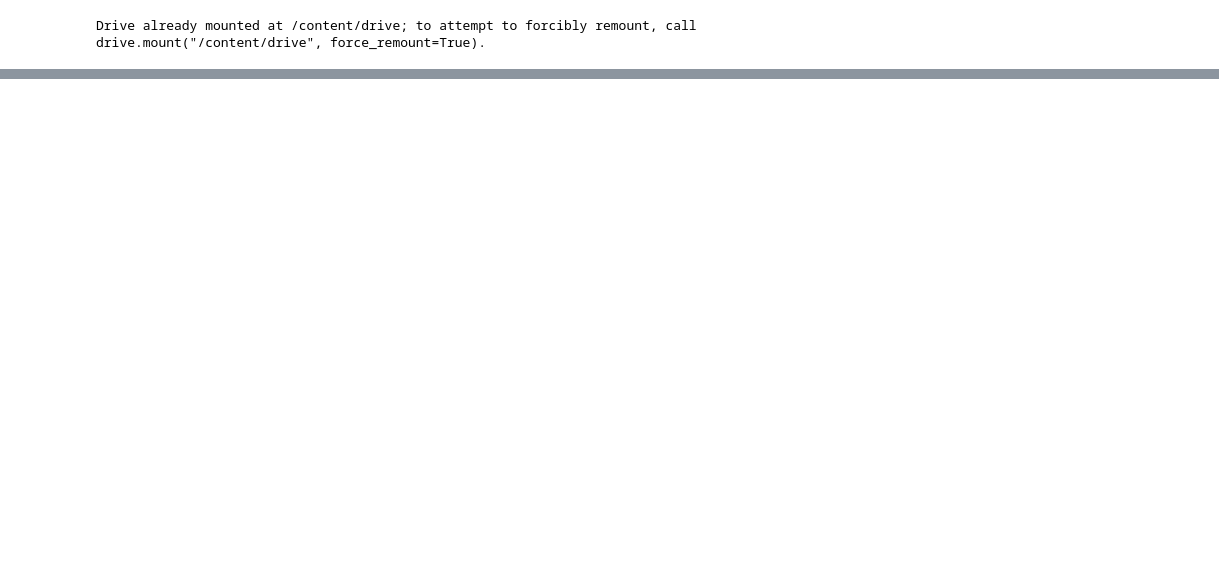
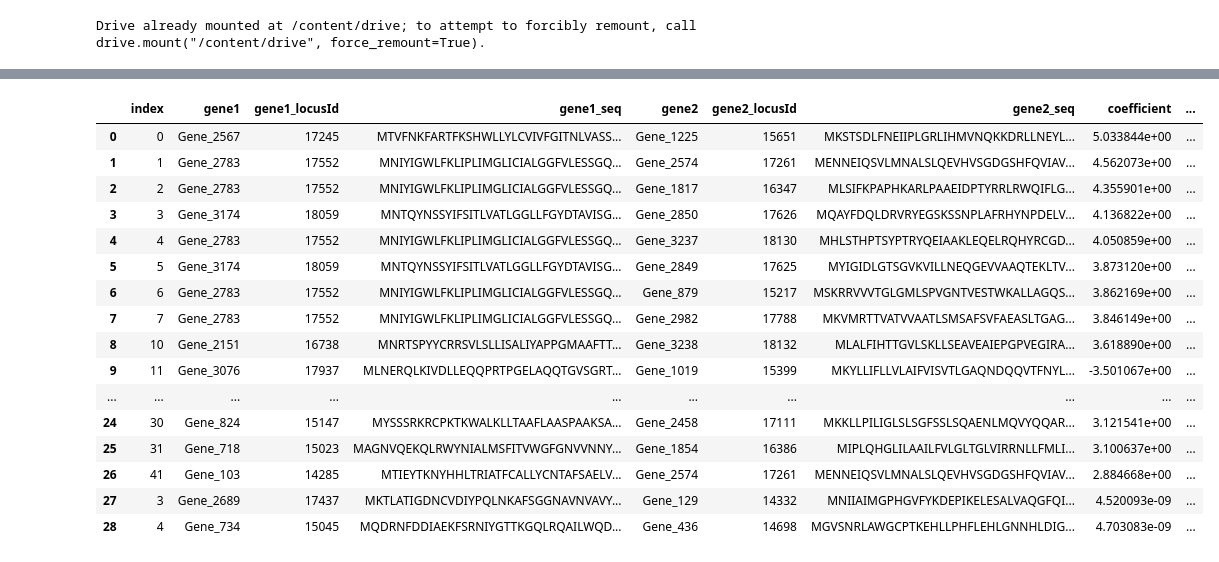
Before and after one commit to MayunaGupta/FitnessMap, a Jupyter notebook: Get_min_PAE_interaction_Alphafold_prediction.ipynb, the cells around one changed output, grey strips where cells are left out. Saved outputs shown, nothing was run; the diff lists cells and outputs as text; code cells hidden in the pictures; blank space fills up the shorter version.

```diff
--- a/Get_min_PAE_interaction_Alphafold_prediction.ipynb
+++ b/Get_min_PAE_interaction_Alphafold_prediction.ipynb
@@ -93,3 +193,28 @@ Mean PAE between chains: 2.28
+# %%
+pd.options.display.max_columns = None
+pd.options.display.max_rows = None
+
+testgenes.dropna(inplace = True)
+testgenes.reset_index(drop=True, inplace = True)
+testgenes
+# %% [output]
+|  | index | gene1 | gene1_locusId | gene1_seq | gene2 | gene2_locusId | gene2_seq | coefficient | ... |
+| 0 | 0 | Gene_2567 | 17245 | MTVFNKFARTFKSHWLLYLCVIVFGITNLVASS... | Gene_1225 | 15651 | MKSTSDLFNEIIPLGRLIHMVNQKKDRLLNEYL... | 5.033844e+00 | ... |
+| 1 | 1 | Gene_2783 | 17552 | MNIYIGWLFKLIPLIMGLICIALGGFVLESSGQ... | Gene_2574 | 17261 | MENNEIQSVLMNALSLQEVHVSGDGSHFQVIAV... | 4.562073e+00 | ... |
+| 2 | 2 | Gene_2783 | 17552 | MNIYIGWLFKLIPLIMGLICIALGGFVLESSGQ... | Gene_1817 | 16347 | MLSIFKPAPHKARLPAAEIDPTYRRLRWQIFLG... | 4.355901e+00 | ... |
+| 3 | 3 | Gene_3174 | 18059 | MNTQYNSSYIFSITLVATLGGLLFGYDTAVISG... | Gene_2850 | 17626 | MQAYFDQLDRVRYEGSKSSNPLAFRHYNPDELV... | 4.136822e+00 | ... |
+| 4 | 4 | Gene_2783 | 17552 | MNIYIGWLFKLIPLIMGLICIALGGFVLESSGQ... | Gene_3237 | 18130 | MHLSTHPTSYPTRYQEIAAKLEQELRQHYRCGD... | 4.050859e+00 | ... |
+| 5 | 5 | Gene_3174 | 18059 | MNTQYNSSYIFSITLVATLGGLLFGYDTAVISG... | Gene_2849 | 17625 | MYIGIDLGTSGVKVILLNEQGEVVAAQTEKLTV... | 3.873120e+00 | ... |
+| 6 | 6 | Gene_2783 | 17552 | MNIYIGWLFKLIPLIMGLICIALGGFVLESSGQ... | Gene_879 | 15217 | MSKRRVVVTGLGMLSPVGNTVESTWKALLAGQS... | 3.862169e+00 | ... |
+| 7 | 7 | Gene_2783 | 17552 | MNIYIGWLFKLIPLIMGLICIALGGFVLESSGQ... | Gene_2982 | 17788 | MKVMRTTVATVVAATLSMSAFSVFAEASLTGAG... | 3.846149e+00 | ... |
+| 8 | 10 | Gene_2151 | 16738 | MNRTSPYYCRRSVLSLLISALIYAPPGMAAFTT... | Gene_3238 | 18132 | MLALFIHTTGVLSKLLSEAVEAIEPGPVEGIRA... | 3.618890e+00 | ... |
+| 9 | 11 | Gene_3076 | 17937 | MLNERQLKIVDLLEQQPRTPGELAQQTGVSGRT... | Gene_1019 | 15399 | MKYLLIFLLVLAIFVISVTLGAQNDQQVTFNYL... | -3.501067e+00 | ... |
+| ... | ... | ... | ... | ... | ... | ... | ... | ... | ... |
+| 24 | 30 | Gene_824 | 15147 | MYSSSRKRCPKTKWALKLLTAAFLAASPAAKSA... | Gene_2458 | 17111 | MKKLLPILIGLSLSGFSSLSQAENLMQVYQQAR... | 3.121541e+00 | ... |
+| 25 | 31 | Gene_718 | 15023 | MAGNVQEKQLRWYNIALMSFITVWGFGNVVNNY... | Gene_1854 | 16386 | MIPLQHGLILAAILFVLGLTGLVIRRNLLFMLI... | 3.100637e+00 | ... |
+| 26 | 41 | Gene_103 | 14285 | MTIEYTKNYHHLTRIATFCALLYCNTAFSAELV... | Gene_2574 | 17261 | MENNEIQSVLMNALSLQEVHVSGDGSHFQVIAV... | 2.884668e+00 | ... |
+| 27 | 3 | Gene_2689 | 17437 | MKTLATIGDNCVDIYPQLNKAFSGGNAVNVAVY... | Gene_129 | 14332 | MNIIAIMGPHGVFYKDEPIKELESALVAQGFQI... | 4.520093e-09 | ... |
+| 28 | 4 | Gene_734 | 15045 | MQDRNFDDIAEKFSRNIYGTTKGQLRQAILWQD... | Gene_436 | 14698 | MGVSNRLAWGCPTKEHLLPHFLEHLGNNHLDIG... | 4.703083e-09 | ... |
 # %%
 testgenes
 # %% [output]
```
Also changed, not shown: parts of 10 cells of this notebook.
